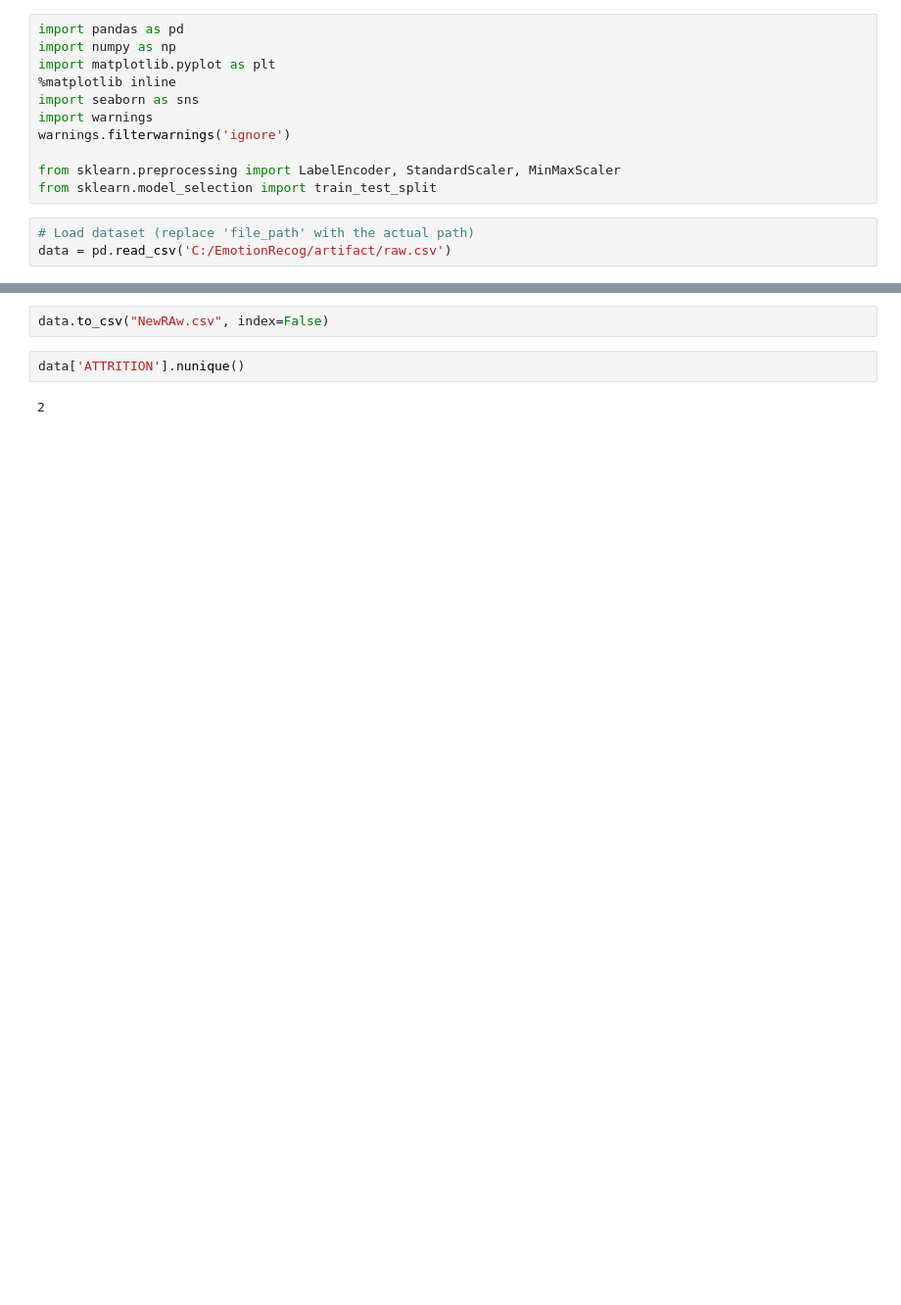
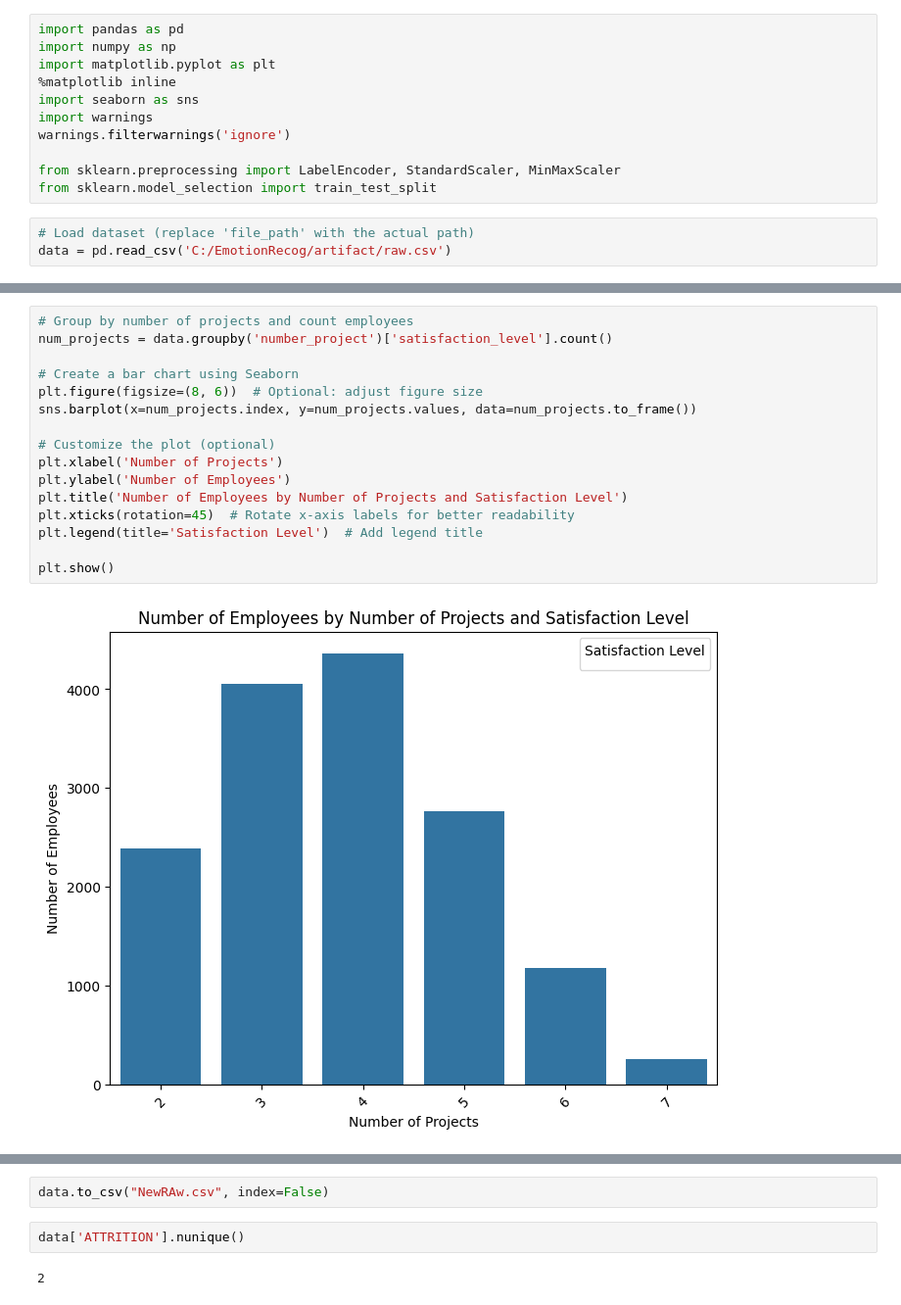
Before and after one commit to pkomals/DS-EmployeeAttrition, a Jupyter notebook: src/EmpAttrition/Notebook/ExploratoryDataAnalysis.ipynb, the cells around one changed output, grey strips where cells are left out. Shown: that part at 98% size. Drawn from its saved outputs; the diff is of its cells as text; blank space fills up the shorter version.

```diff
--- a/src/EmpAttrition/Notebook/ExploratoryDataAnalysis.ipynb
+++ b/src/EmpAttrition/Notebook/ExploratoryDataAnalysis.ipynb
@@ -138,0 +112,18 @@ memory usage: 324.6 KB
+# %%
+# Group by number of projects and count employees
+num_projects = data.groupby('number_project')['satisfaction_level'].count()
+
+# Create a bar chart using Seaborn
+plt.figure(figsize=(8, 6))  # Optional: adjust figure size
+sns.barplot(x=num_projects.index, y=num_projects.values, data=num_projects.to_frame())
+
+# Customize the plot (optional)
+plt.xlabel('Number of Projects')
+plt.ylabel('Number of Employees')
+plt.title('Number of Employees by Number of Projects and Satisfaction Level')
+plt.xticks(rotation=45)  # Rotate x-axis labels for better readability
+plt.legend(title='Satisfaction Level')  # Add legend title
+
+plt.show()
+# %% [output]
+[figure, added]
```
Also changed, not shown: parts of 21 cells of this notebook, 15 other files.
